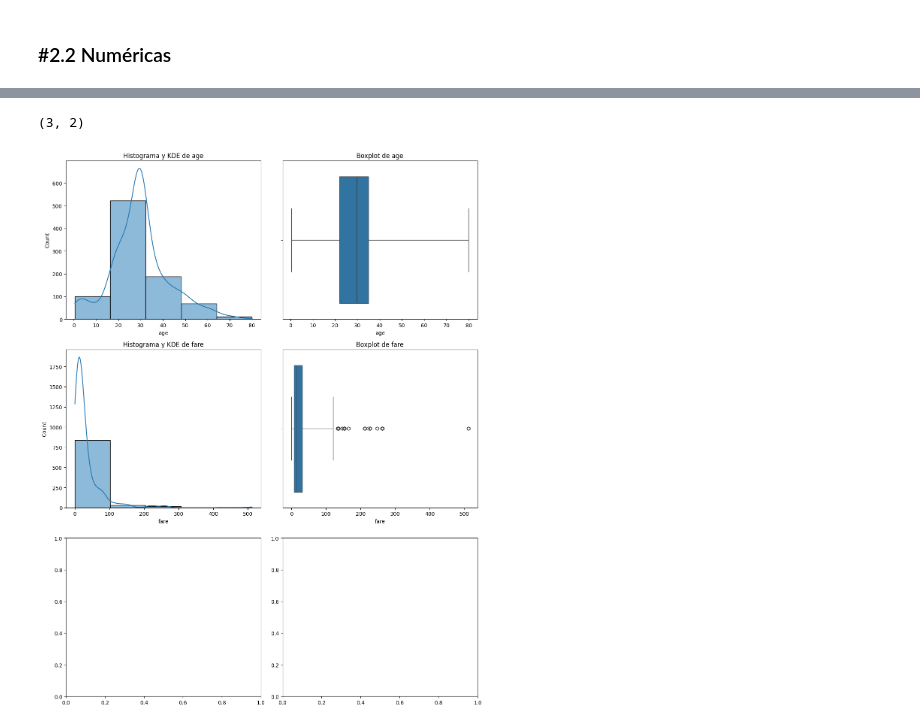
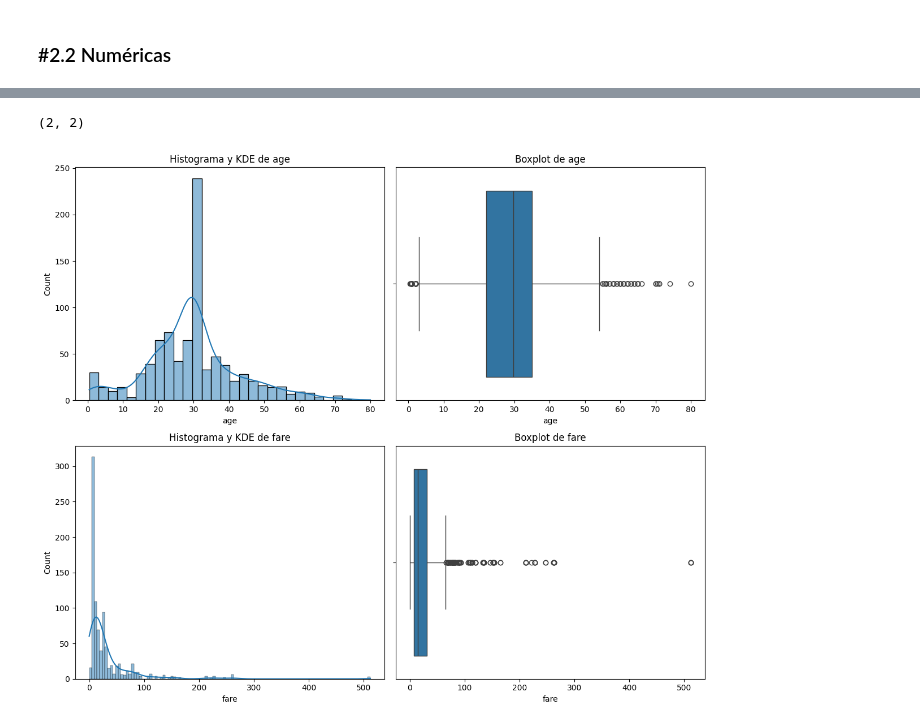
Before and after one commit to MariaJoseCamacho/repositorio_clase, a Jupyter notebook: 03_Analisis_de_Datos/Sprint_07/Unidad_01/Practica_Obligatoria/18_Practica_Obligatoria_Univariante.ipynb, the cells around one changed output, grey strips where cells are left out. Cells and saved outputs as stored; diff of their text form; code cells hidden in the pictures.

```diff
--- a/03_Analisis_de_Datos/Sprint_07/Unidad_01/Practica_Obligatoria/18_Practica_Obligatoria_Univariante.ipynb
+++ b/03_Analisis_de_Datos/Sprint_07/Unidad_01/Practica_Obligatoria/18_Practica_Obligatoria_Univariante.ipynb
@@ -106,4 +105,4 @@ alive           0.000000
 alone           0.000000
 dtype: float64
 # %%
-df_titanic.drop(columns=["parch"], inplace=True)
+df_titanic.drop(columns=[["deck","class"]], inplace=True)
@@ -110,5 +111,5 @@ df_titanic.drop(columns=["parch"], inplace=True)
 # %%
-df_titanic['age'].fillna(df_titanic['age'].mean(), inplace=True)
+df_titanic['age'].fillna(df_titanic['age'].median(), inplace=True)
 
 df_titanic['embarked'].fillna(df_titanic['embarked'].mode()[0], inplace=True)
 # %% [output]
@@ -250,6 +245,6 @@ plot_combined_graphs(df_titanic,colcat,whisker_width=4, bins = 5)
 # %% [markdown]
 ### #2.2 Numéricas
 # %%
-colnum= ["age","fare", "adult_male",]
+colnum= ["age","fare"]
 calcular_cv(df_titanic,colnum)
 # %% [output]
@@ -259,6 +253,6 @@ adult_male    0.812378
 dtype: float64
 # %%
-plot_combined_graphs(df_titanic,colnum,whisker_width=4, bins = 5)
+plot_combined_graphs(df_titanic,colnum)
 # %% [output]
-(3, 2)
+(2, 2)
-[figure, old version]
+[figure, new version]
```
Also changed, not shown: parts of 9 cells of this notebook.
